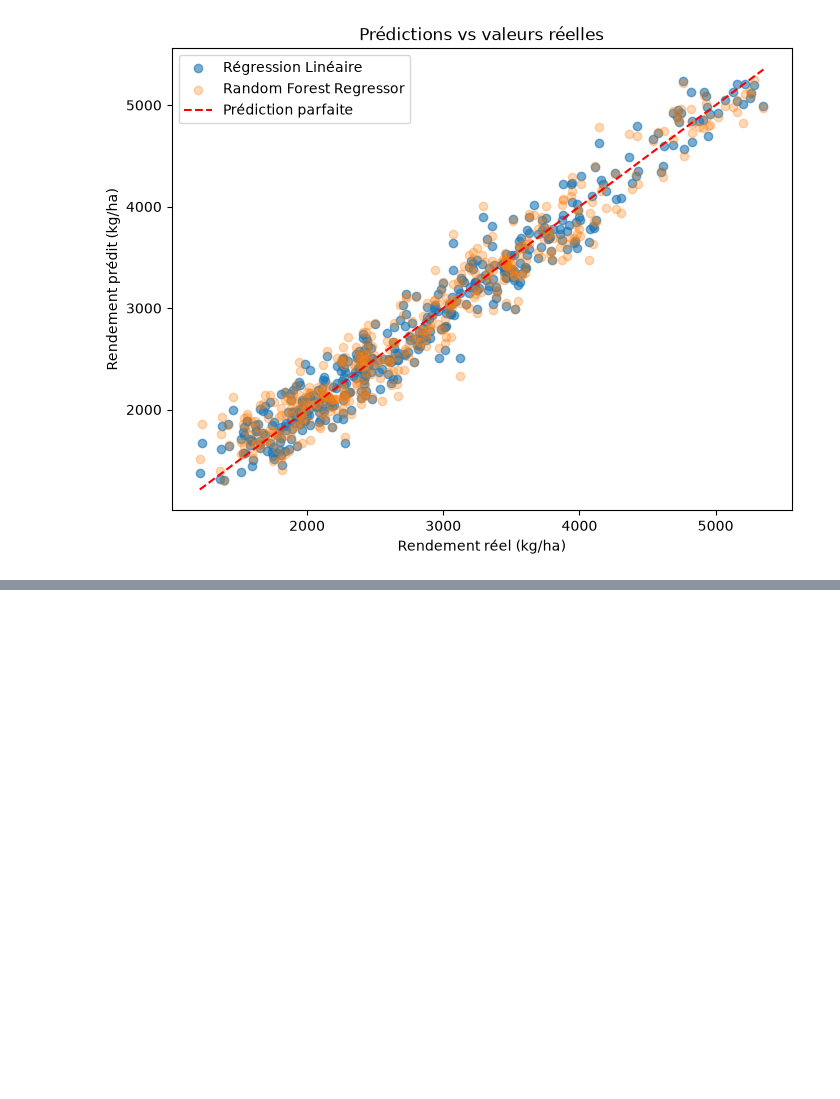
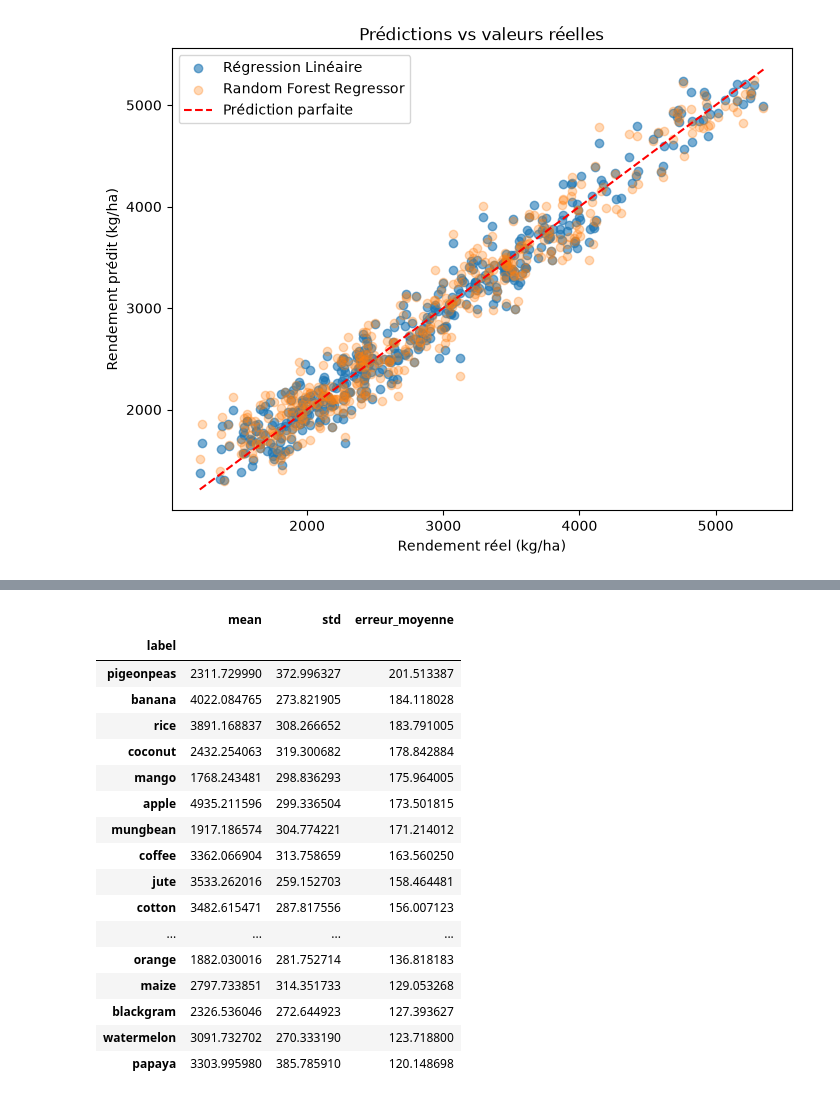
Before and after one commit to AliouneBadaraMedouneDiene/AgriPredict, a Jupyter notebook: notebooks/agripredict_pipeline.ipynb, the cells around one changed output, grey strips where cells are left out. Cells and saved outputs as stored; diff of their text form; code cells hidden in the pictures; blank space fills up the shorter version.

```diff
--- a/notebooks/agripredict_pipeline.ipynb
+++ b/notebooks/agripredict_pipeline.ipynb
@@ -353,0 +433,25 @@ plt.show()
+# %%
+# On compare l'erreur moyenne par culture avec le rendement moyen et l'écart-type par culture
+stats_par_culture = df.groupby('label')['yield_kg_ha'].agg(['mean', 'std'])
+stats_par_culture['erreur_moyenne'] = erreur_par_culture
+
+stats_par_culture.sort_values('erreur_moyenne', ascending=False)
+# %% [output]
+|  | mean | std | erreur_moyenne |
+| label |  |  |  |
+| pigeonpeas | 2311.729990 | 372.996327 | 201.513387 |
+| banana | 4022.084765 | 273.821905 | 184.118028 |
+| rice | 3891.168837 | 308.266652 | 183.791005 |
+| coconut | 2432.254063 | 319.300682 | 178.842884 |
+| mango | 1768.243481 | 298.836293 | 175.964005 |
+| apple | 4935.211596 | 299.336504 | 173.501815 |
+| mungbean | 1917.186574 | 304.774221 | 171.214012 |
+| coffee | 3362.066904 | 313.758659 | 163.560250 |
+| jute | 3533.262016 | 259.152703 | 158.464481 |
+| cotton | 3482.615471 | 287.817556 | 156.007123 |
+| ... | ... | ... | ... |
+| orange | 1882.030016 | 281.752714 | 136.818183 |
+| maize | 2797.733851 | 314.351733 | 129.053268 |
+| blackgram | 2326.536046 | 272.644923 | 127.393627 |
+| watermelon | 3091.732702 | 270.333190 | 123.718800 |
+| papaya | 3303.995980 | 385.785910 | 120.148698 |
```
Also changed, not shown: parts of 9 cells of this notebook, 2 other files.
